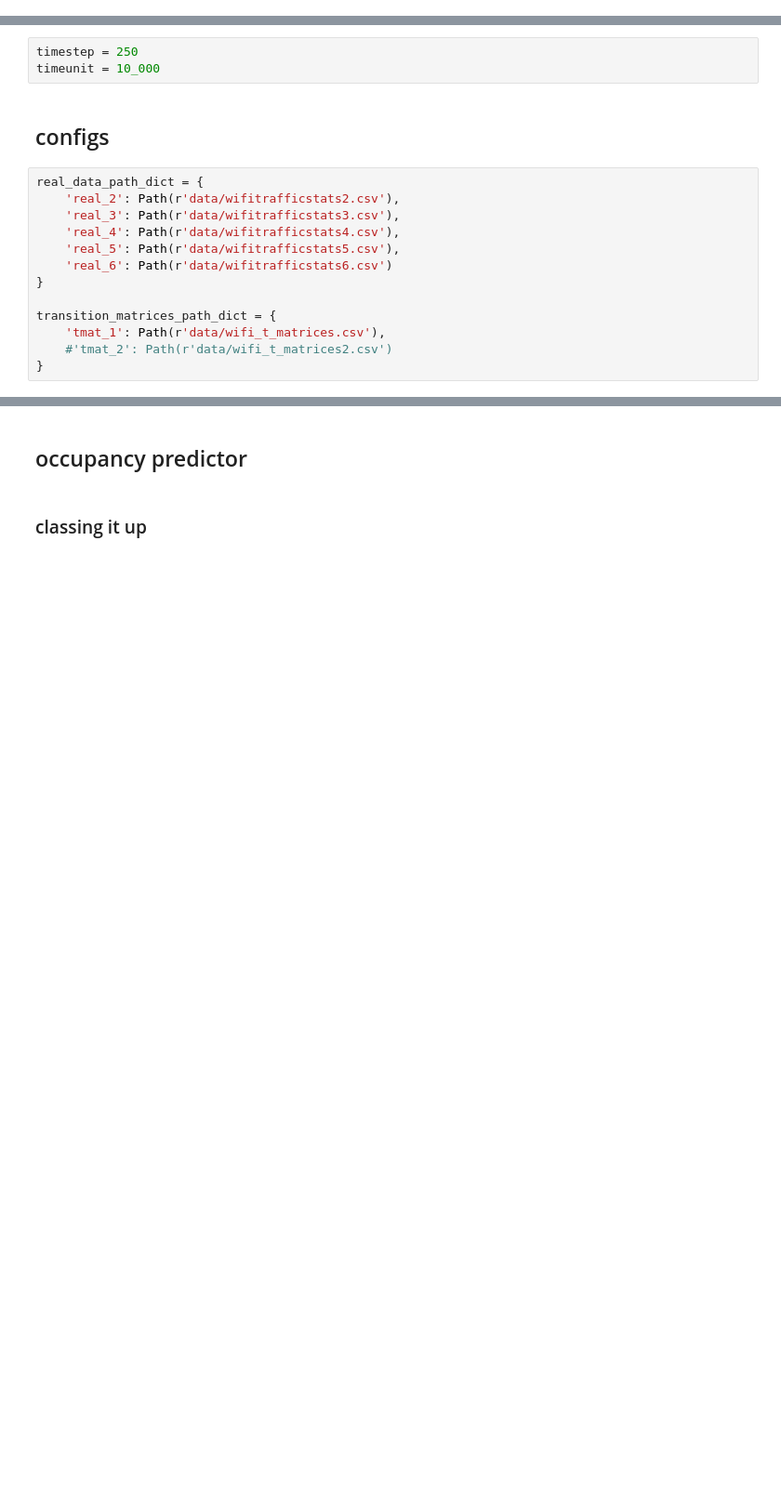
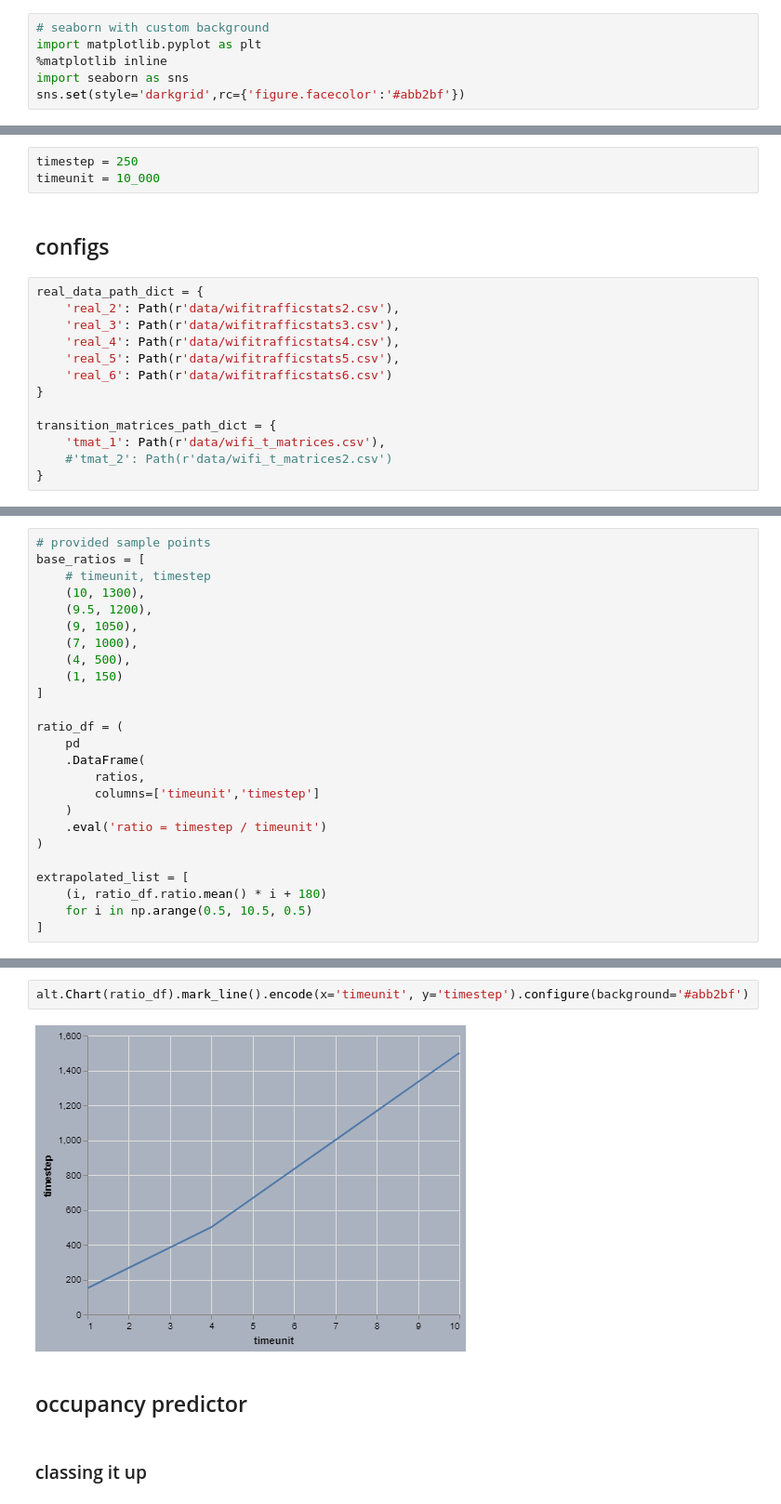
Before and after one commit to tjbergst/data-parsing, a Jupyter notebook: occupancy-prediction.ipynb, the cells around one changed output, grey strips where cells are left out. Shown: that part at 93% size. Saved outputs shown, nothing was run; the diff lists cells and outputs as text; blank space fills up the shorter version.

Commit message:
added new section, timeunit and timestep combination dev

```diff
--- a/occupancy-prediction.ipynb
+++ b/occupancy-prediction.ipynb
@@ -14,3 +21,9 @@ plan:
+# %%
+# seaborn with custom background
+import matplotlib.pyplot as plt
+%matplotlib inline
+import seaborn as sns
+sns.set(style='darkgrid',rc={'figure.facecolor':'#abb2bf'})
 # %% [raw]
 # set autoreload
 %load_ext autoreload
@@ -54,0 +70,25 @@ transition_matrices_path_dict = {
+# %%
+# provided sample points
+base_ratios = [
+    # timeunit, timestep
+    (10, 1300),
+    (9.5, 1200),
+    (9, 1050),
+    (7, 1000),
+    (4, 500),
+    (1, 150)
+]
+
+ratio_df = (
+    pd
+    .DataFrame(
+        ratios,
+        columns=['timeunit','timestep']
+    )
+    .eval('ratio = timestep / timeunit')
+)
+
+extrapolated_list = [
+    (i, ratio_df.ratio.mean() * i + 180)
+    for i in np.arange(0.5, 10.5, 0.5)
+]
@@ -55,3 +115,7 @@ transition_matrices_path_dict = {
+# %%
+alt.Chart(ratio_df).mark_line().encode(x='timeunit', y='timestep').configure(background='#abb2bf')
+# %% [output]
+[figure, added]
 # %% [markdown]
 ## occupancy predictor
 # %% [markdown]
```
Also changed, not shown: parts of 4 cells of this notebook.
